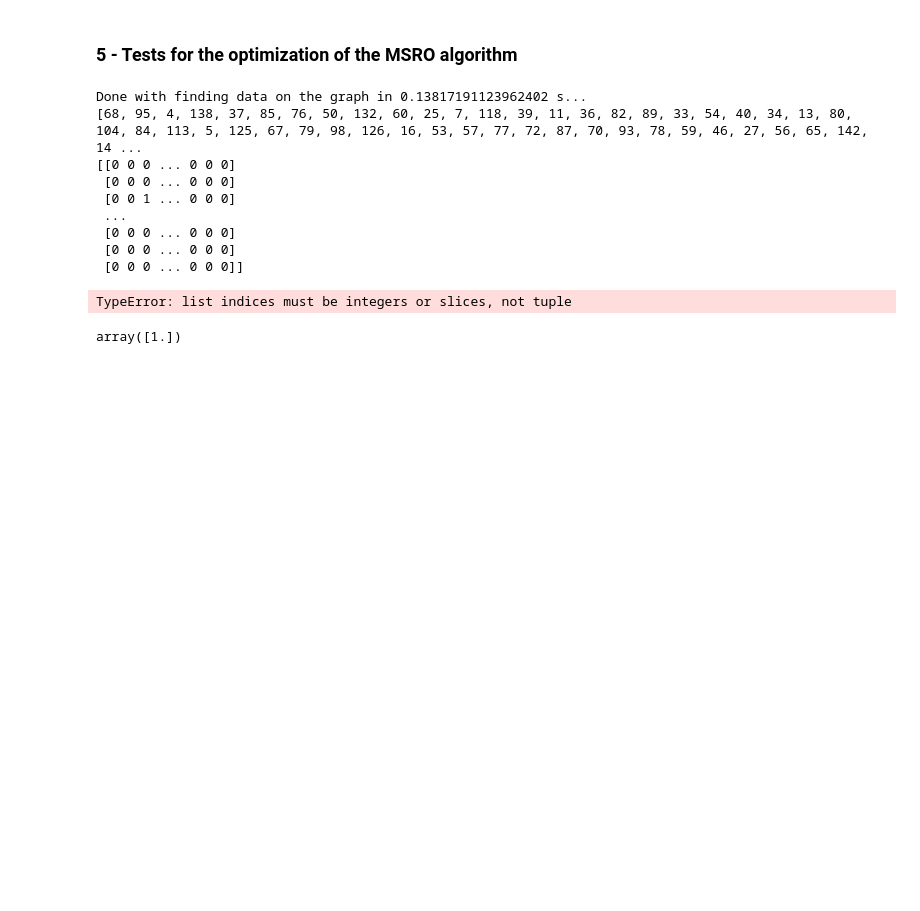
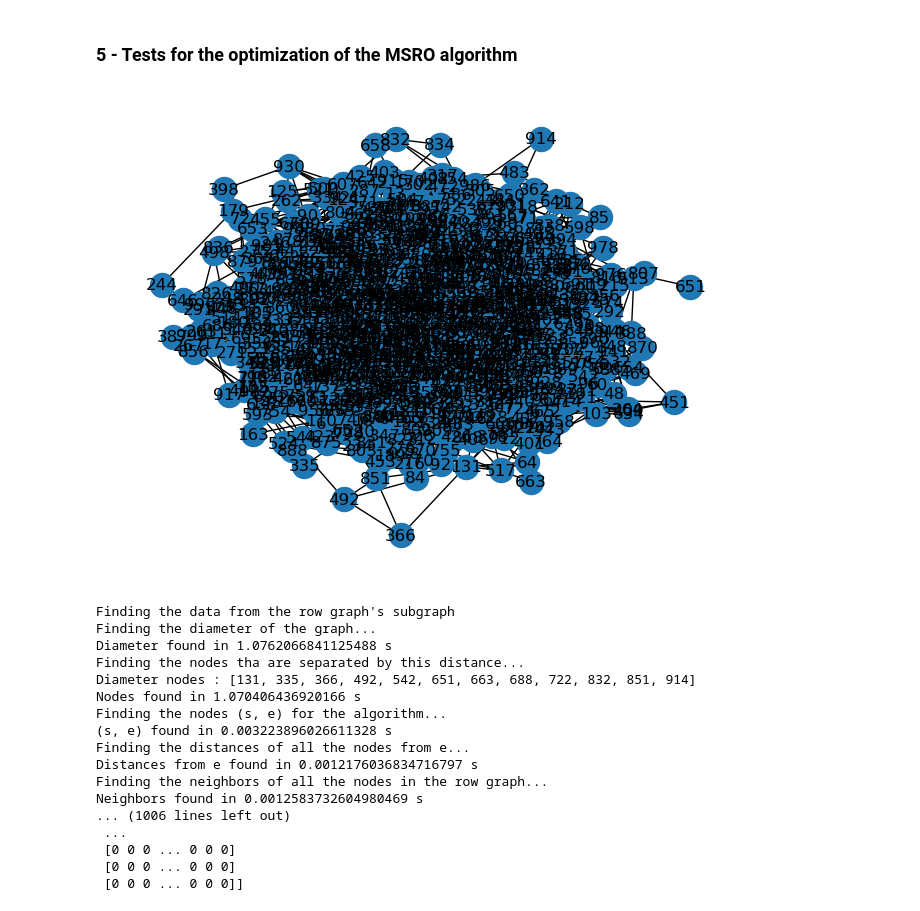
Before and after one commit to benjaminlanthier/matrex, a Jupyter notebook: tests.ipynb, the cells around one changed output. Saved outputs shown, nothing was run; the diff lists cells and outputs as text; code cells hidden in the pictures; blank space fills up the shorter version.

Commit message:
Added the possibility to have a disconnected row graph

```diff
--- a/tests.ipynb
+++ b/tests.ipynb
@@ -524,5 +553,5 @@ def msro(m: np.ndarray,
 # %%
-value = 2
+value = 3
 if value == 0:
     matrix = np.array([[1,0,1,1,0,0],
                        [0,1,0,1,1,0],
@@ -533,42 +562,66 @@ if value == 0:
 elif value == 1:
     matrix = np.array([[1,0,0,1,0,1],
                        [0,1,0,0,1,0],
                        [0,0,1,0,0,1],
                        [0,1,0,0,0,0],
                        [0,0,0,0,1,1],
                        [1,0,1,1,0,1]])
 elif value == 2:
     N = 150
     alpha = 1
     M = int(alpha * N)
     sample = 49
     graph = json.load(open(f"N{N}/{sample}.json"))
     clauses = graph["clauses"]
     matrix = np.zeros(shape = (M,N), dtype = int)
     for i, clause in enumerate(clauses):
         matrix[i][clause] = 1
 elif value == 3:
     m = 1000  # Number of rows
     n = 1000  # Number of columns
     matrix = np.zeros((m, n), dtype=int)
     for i in range(m):
         row_indices = np.random.choice(n, 3, replace=False)
         matrix[i, row_indices] = 1
-    for j in range(n):
-        col_indices = np.random.choice(m, 2, replace=False)
-        matrix[col_indices, j] = 1
+    # print(matrix)
+    # matrix = np.array([[0, 0, 0, 0, 1, 0, 0, 0, 1, 0],
+    #                    [0, 1, 0, 1, 0, 0, 0, 0, 0, 0],
+    #                    [1, 0, 0, 0, 1, 0, 0, 0, 0, 0],
+    #                    [1, 0, 0, 0, 0, 0, 0, 0, 1, 0],
+    #                    [0, 0, 0, 0, 1, 0, 0, 0, 0, 1],
+    #                    [0, 0, 0, 0, 1, 0, 0, 0, 0, 1],
+    #                    [1, 0, 0, 0, 0, 0, 0, 0, 1, 0],
+    #                    [0, 1, 1, 0, 0, 0, 0, 0, 0, 0],
+    #                    [0, 0, 0, 0, 0, 0, 1, 0, 1, 0],
+    #                    [0, 0, 0, 0, 0, 1, 0, 1, 0, 0]])
+    # for j in range(n):
+    #     col_indices = np.random.choice(m, 2, replace=False)
+    #     matrix[col_indices, j] = 1
 
 perm = "rows"
 verbose = False
-new_order = msro(matrix, perm = perm, verbose = verbose)
+show_Gr = True
+new_order = msro(matrix,
+                 perm = perm,
+                 show_Gr = show_Gr,
+                 verbose = verbose)
 print(new_order)
 print(matrix[new_order])
 # %% [output]
+[figure, added]
-Done with finding data on the graph in 0.13817191123962402 s...
-[68, 95, 4, 138, 37, 85, 76, 50, 132, 60, 25, 7, 118, 39, 11, 36, 82, 89, 33, 54, 40, 34, 13, 80, 104, 84, 113, 5, 125, 67, 79, 98, 126, 16, 53, 57, 77, 72, 87, 70, 93, 78, 59, 46, 27, 56, 65, 142, 14 ...
-[[0 0 0 ... 0 0 0]
- [0 0 0 ... 0 0 0]
- [0 0 1 ... 0 0 0]
+Finding the data from the row graph's subgraph
+Finding the diameter of the graph...
+Diameter found in 1.0762066841125488 s
+Finding the nodes tha are separated by this distance...
+Diameter nodes : [131, 335, 366, 492, 542, 651, 663, 688, 722, 832, 851, 914]
+Nodes found in 1.070406436920166 s
+Finding the nodes (s, e) for the algorithm...
+(s, e) found in 0.003223896026611328 s
+Finding the distances of all the nodes from e...
+Distances from e found in 0.0012176036834716797 s
+Finding the neighbors of all the nodes in the row graph...
+Neighbors found in 0.0012583732604980469 s
+... (1006 lines left out)
  ...
  [0 0 0 ... 0 0 0]
  [0 0 0 ... 0 0 0]
@@ -588,6 +628,0 @@ for i in range(assembling_step, matrix.shape[1]):
-# %%
-arr = [[0,'0'],[3,'1'],[6,'2'],[9,"3"]]
-dic = {}
-np.where(arr[:,0] == 0)
-# %% [output]
-TypeError: list indices must be integers or slices, not tuple
@@ -605,24 +628,0 @@ newc = np.count_nonzero((matrix[nb_assembled_rows] == 1) & (in_front_counts == 1
-# %%
-import numpy as np
-dic = {0:1, 1:5, 2:3}
-np.array(list(dic.values()))
-
-dic.update({0: 'a', 2: "test"})
-
-
-# Example data
-data = [[1, 'apple'],
-        [2, 'banana'],
-        [3, 'orange']]
-
-# Create the NumPy array
-arr = np.array(data, dtype=object)
-
-# Display the array
-np.where(np.isin(arr[:,0], [1,2]))[0]
-
-
-vec = np.array([1,2,3,4,5,np.NINF,7,8,9])
-vec[0:1]
-# %% [output]
-array([1.])
```
Also changed, not shown: parts of 3 cells of this notebook.
